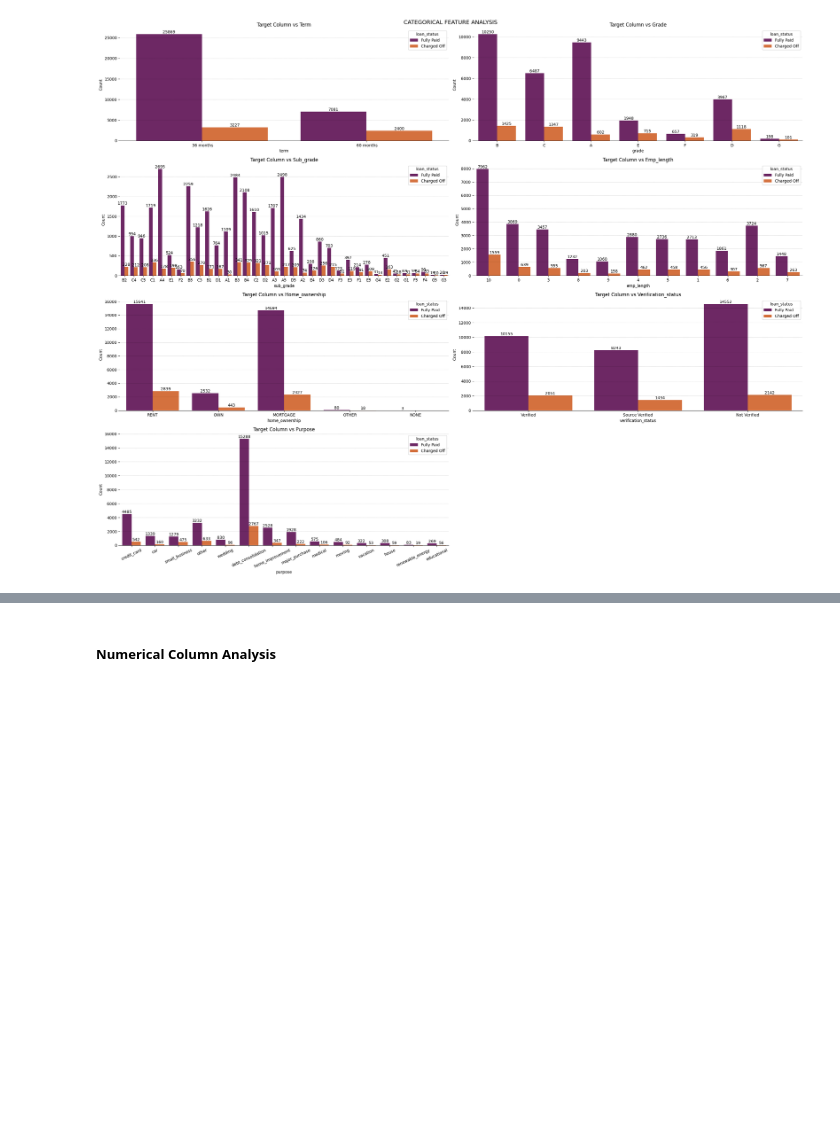
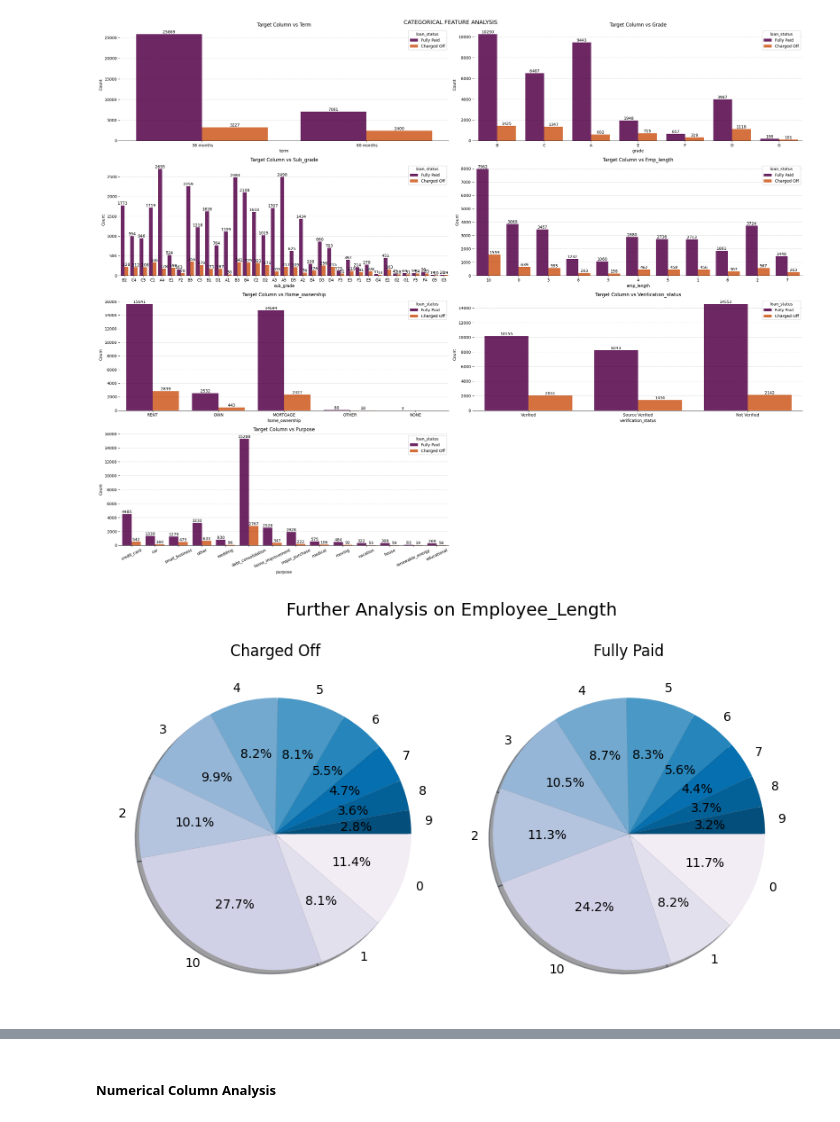
Before and after one commit to Theveetha/LendingClub_EDA_CaseStudy, a Jupyter notebook: LendingClub_EDA.ipynb, the cells around one changed output, grey strips where cells are left out. Saved outputs shown, nothing was run; the diff lists cells and outputs as text; code cells hidden in the pictures; blank space fills up the shorter version.

```diff
--- a/LendingClub_EDA.ipynb
+++ b/LendingClub_EDA.ipynb
@@ -107,6 +107,16 @@ def pieplot(data,cols,axes,explode):
   # Pieplot
   axes.pie(target_counts,labels=status_labels,autopct='%0.1f%%',colors=colors,shadow=True,counterclock=False
           ,explode=explode)
+# %%
+# Function for pieplot for multiple column
+def pieplot_multi(data,cols,axes,explode,x,colors):
+  # Calculate proportions for Target
+  target_counts = data.groupby(cols).size().unstack()
+  target_counts = target_counts.fillna(0)
+  status_labels = target_counts.index.tolist()
+  # Pieplot
+  axes.pie(target_counts[x],labels=status_labels,autopct='%0.1f%%',colors=colors,shadow=True,counterclock=False
+          ,explode=explode)
 # %%
 # Function for Histogram plot
 def histplot(axes,data,x_columns,hue_labels,palette):
@@ -673,3 +681,21 @@ plt.tight_layout()
 plt.show()
 # %% [output]
 [figure]
+# %%
+# Pieplot for emp_length and home_ownership
+fig, axes = plt.subplots(nrows=1,ncols=2,figsize=(8,5))
+axes = axes.flatten()
+
+# emp_length
+emp_cols = ['emp_length','loan_status']
+emp_colors = sns.color_palette('PuBu', len(data[emp_cols[0]].unique()))
+pieplot_multi(data=data,cols=emp_cols,axes=axes[0],explode=None,x='Charged Off',colors=emp_colors)
+axes[0].set_title('Charged Off')
+pieplot_multi(data=data,cols=emp_cols,axes=axes[1],explode=None,x='Fully Paid',colors=emp_colors)
+axes[1].set_title('Fully Paid')
+
+plt.suptitle('Further Analysis on Employee_Length', fontsize=14)
+plt.tight_layout()
+plt.show()
+# %% [output]
+[figure, added]
```
Also changed, not shown: parts of 13 cells of this notebook.
